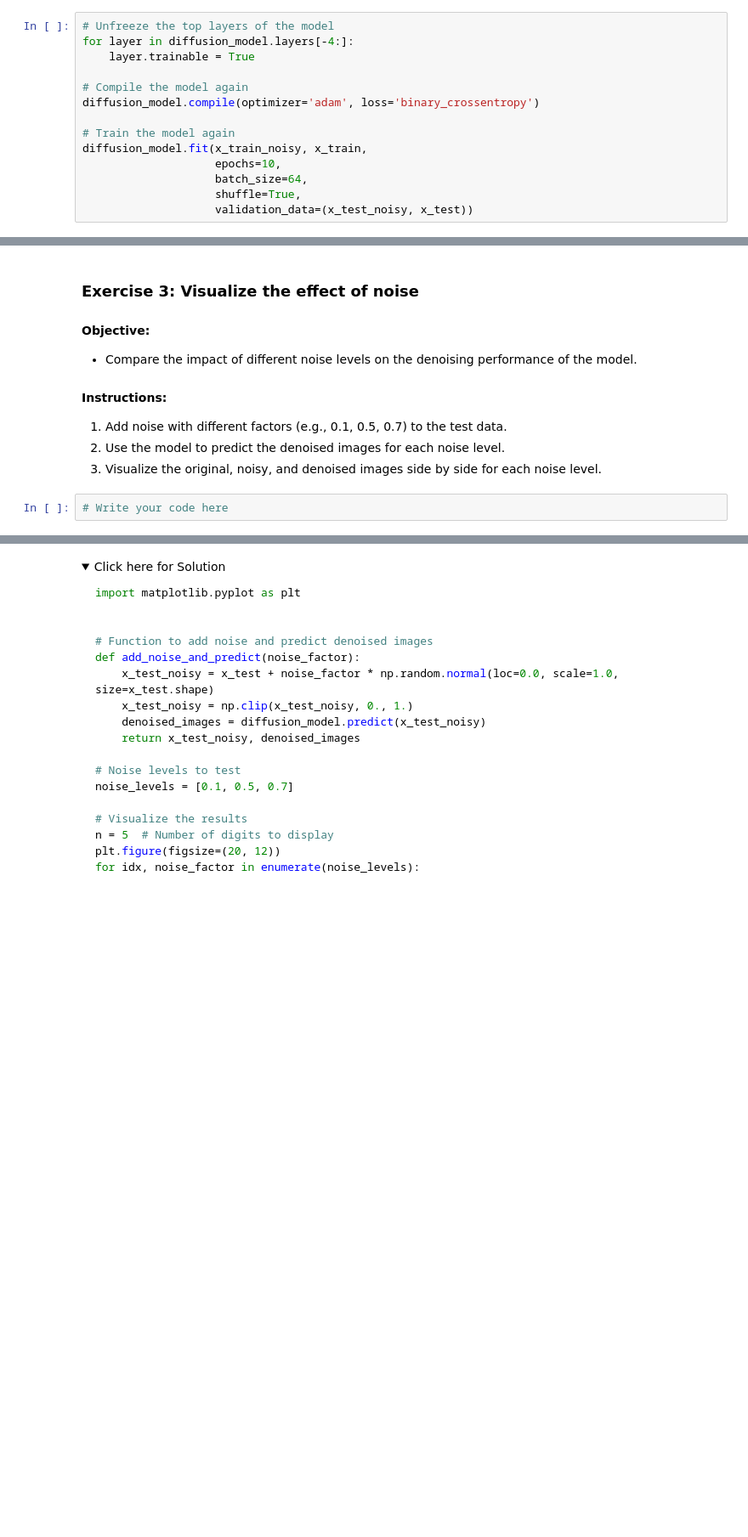
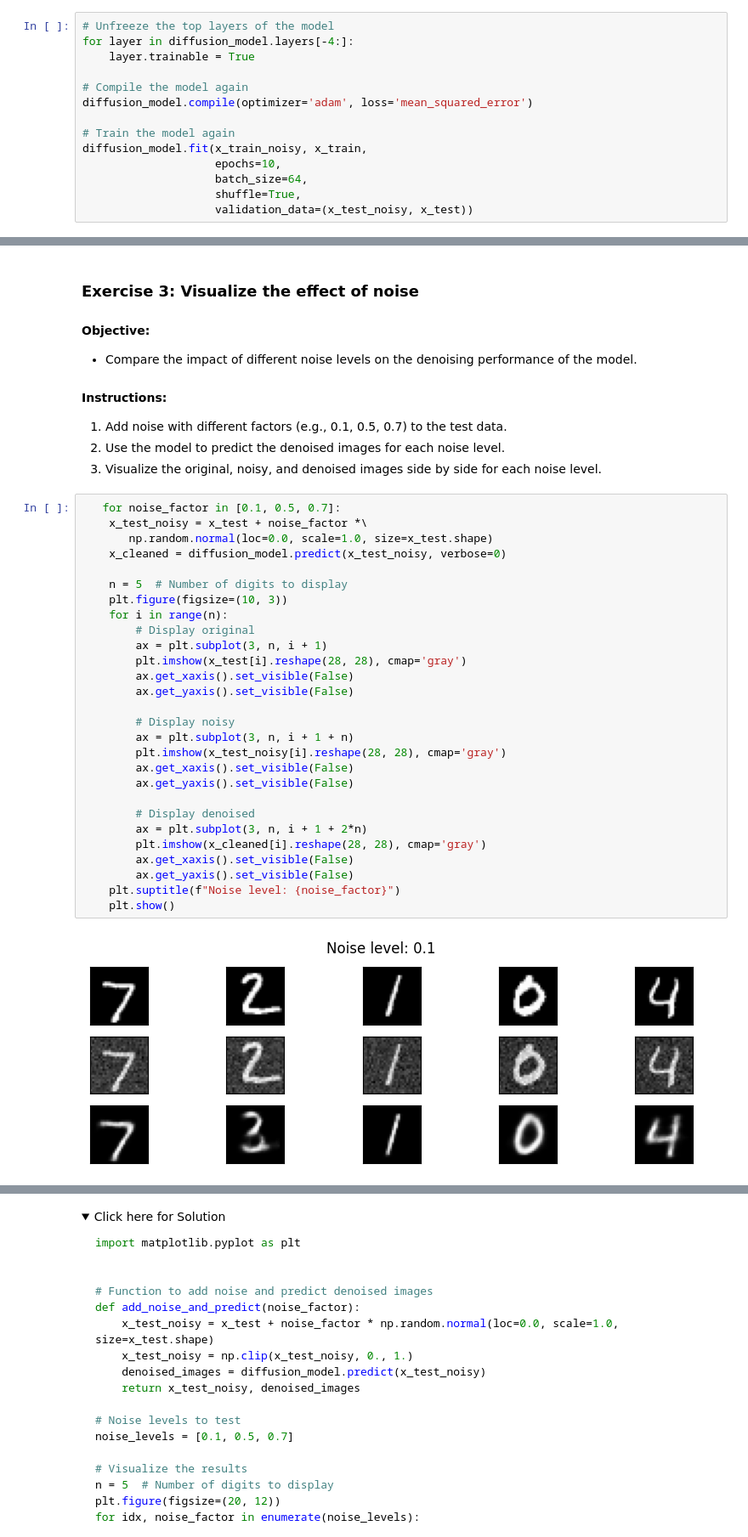
Before and after one commit to fridrichmrtn/ibm-ai-engineering, a Jupyter notebook: 03_deeplearning_keras_tf/M04L02-Lab-Implementing-Diffusion-Models-v1.ipynb, the cells around one changed output, grey strips where cells are left out. Shown at 85% size. Saved outputs shown, nothing was run; the diff lists cells and outputs as text; folded sections open; blank space fills up the shorter version.

Commit message:
Added diffusion lab.

```diff
--- a/03_deeplearning_keras_tf/M04L02-Lab-Implementing-Diffusion-Models-v1.ipynb
+++ b/03_deeplearning_keras_tf/M04L02-Lab-Implementing-Diffusion-Models-v1.ipynb
@@ -236,7 +236,7 @@ for layer in diffusion_model.layers[-4:]:
     layer.trainable = True
 
 # Compile the model again
-diffusion_model.compile(optimizer='adam', loss='binary_crossentropy')
+diffusion_model.compile(optimizer='adam', loss='mean_squared_error')
 
 # Train the model again
 diffusion_model.fit(x_train_noisy, x_train,
@@ -342,5 +487,33 @@ diffusion_model.fit(x_train_noisy, x_train,
 1. Add noise with different factors (e.g., 0.1, 0.5, 0.7) to the test data.
 2. Use the model to predict the denoised images for each noise level.
 3. Visualize the original, noisy, and denoised images side by side for each noise level.
-# %%
-# Write your code here
+# %%
+   for noise_factor in [0.1, 0.5, 0.7]:
+    x_test_noisy = x_test + noise_factor *\
+       np.random.normal(loc=0.0, scale=1.0, size=x_test.shape)
+    x_cleaned = diffusion_model.predict(x_test_noisy, verbose=0)
+
+    n = 5  # Number of digits to display
+    plt.figure(figsize=(10, 3))
+    for i in range(n):
+        # Display original
+        ax = plt.subplot(3, n, i + 1)
+        plt.imshow(x_test[i].reshape(28, 28), cmap='gray')
+        ax.get_xaxis().set_visible(False)
+        ax.get_yaxis().set_visible(False)
+
+        # Display noisy
+        ax = plt.subplot(3, n, i + 1 + n)
+        plt.imshow(x_test_noisy[i].reshape(28, 28), cmap='gray')
+        ax.get_xaxis().set_visible(False)
+        ax.get_yaxis().set_visible(False)
+
+        # Display denoised
+        ax = plt.subplot(3, n, i + 1 + 2*n)
+        plt.imshow(x_cleaned[i].reshape(28, 28), cmap='gray')
+        ax.get_xaxis().set_visible(False)
+        ax.get_yaxis().set_visible(False)
+    plt.suptitle(f"Noise level: {noise_factor}")
+    plt.show()
+# %% [output]
+[figure, added]
```
Also changed, not shown: parts of 10 cells of this notebook.
